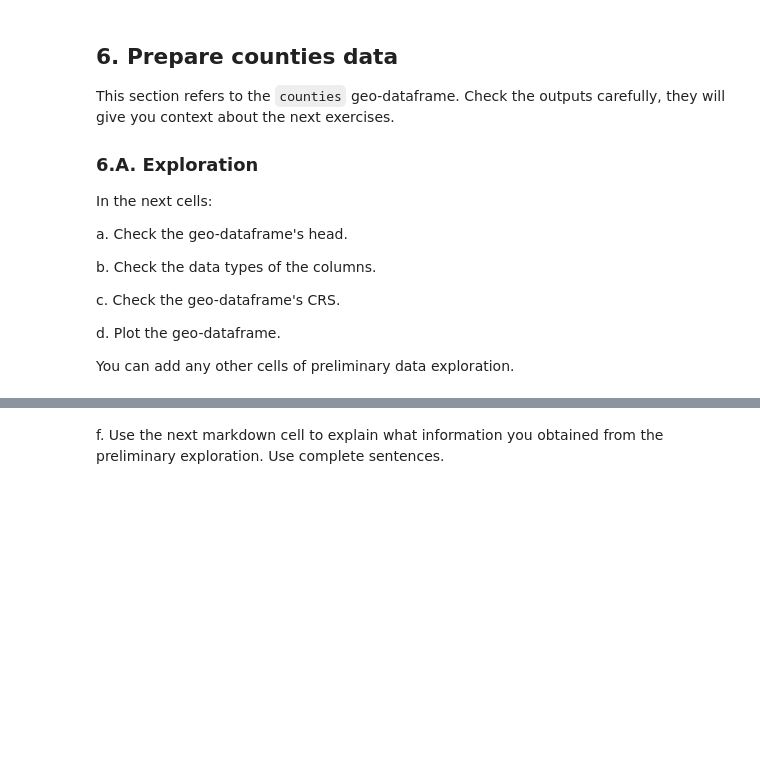
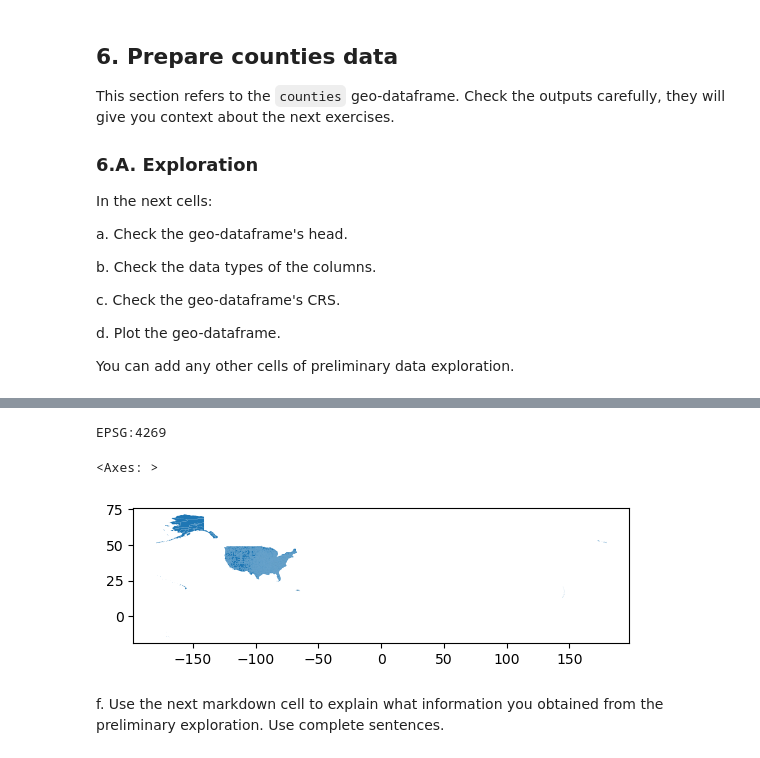
Before and after one commit to emmabeamitchell/eds220-hwk3, a Jupyter notebook: hwk3-task2-oil-spills.ipynb, the cells around one changed output, grey strips where cells are left out. Saved outputs shown, nothing was run; the diff lists cells and outputs as text; code cells hidden in the pictures; blank space fills up the shorter version.

Commit message:
update ny counties dataset

```diff
--- a/hwk3-task2-oil-spills.ipynb
+++ b/hwk3-task2-oil-spills.ipynb
@@ -313,3 +338,12 @@ You can add any other cells of preliminary data exploration.
+# %%
+print(counties.crs)
+# %% [output]
+EPSG:4269
+# %%
+counties.plot()
+# %% [output]
+<Axes: >
+[figure, added]
 # %% [markdown]
 <!-- BEGIN QUESTION -->
 
```
Also changed, not shown: parts of 29 cells of this notebook.
